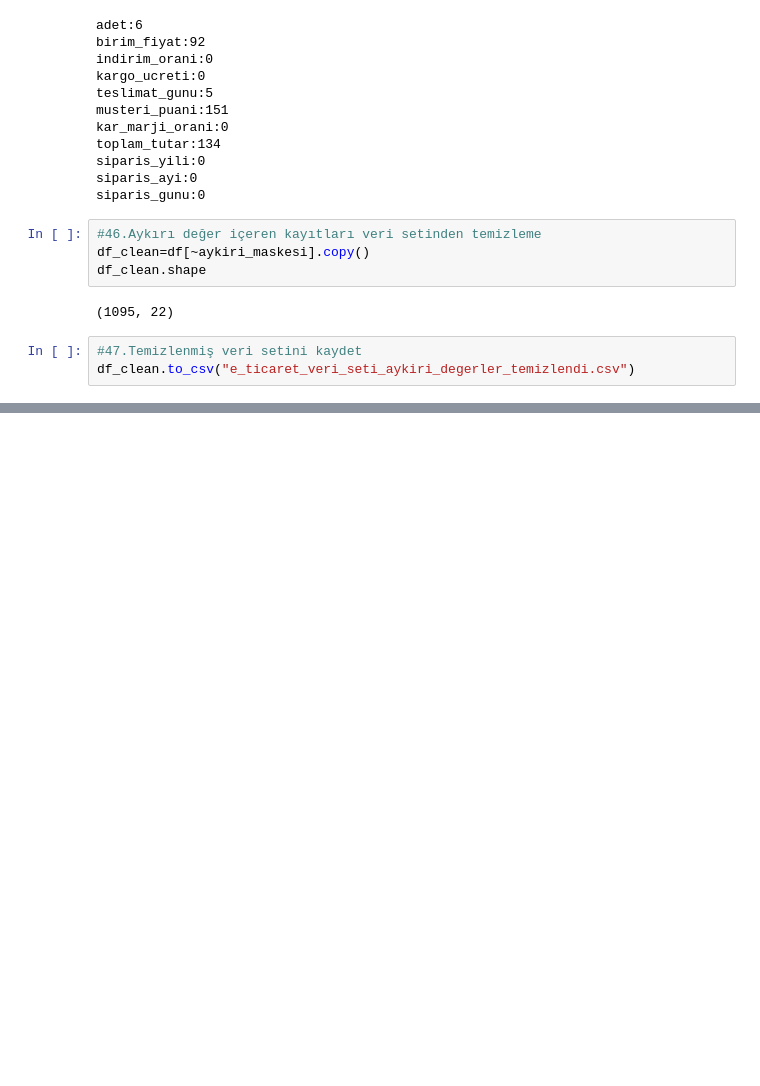
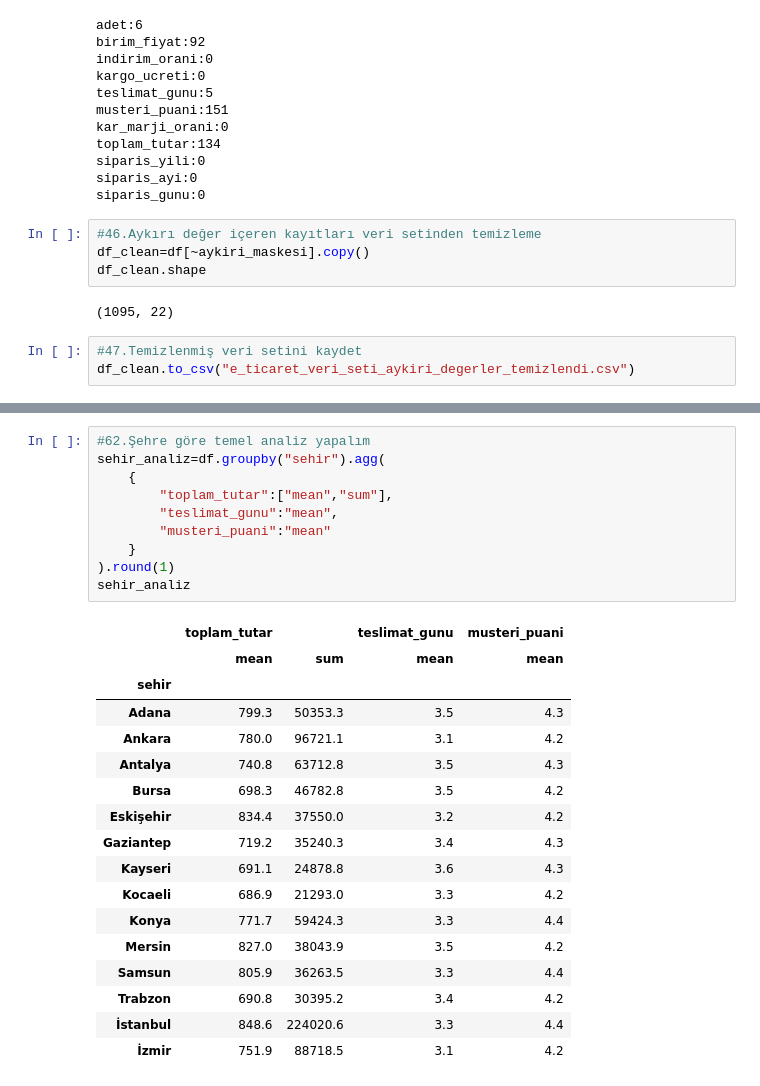
Before and after one commit to YunusEmre214/Data_Science_Colab, a Jupyter notebook: Data_Science.ipynb, the cells around one changed output, grey strips where cells are left out. Saved outputs shown, nothing was run; the diff lists cells and outputs as text; blank space fills up the shorter version.

```diff
--- a/Data_Science.ipynb
+++ b/Data_Science.ipynb
@@ -871,0 +1156,28 @@ df_clean.to_csv("e_ticaret_veri_seti_aykiri_degerler_temizlendi.csv")
+# %%
+#62.Şehre göre temel analiz yapalım
+sehir_analiz=df.groupby("sehir").agg(
+    {
+        "toplam_tutar":["mean","sum"],
+        "teslimat_gunu":"mean",
+        "musteri_puani":"mean"
+    }
+).round(1)
+sehir_analiz
+# %% [output]
+|  | toplam_tutar |  | teslimat_gunu | musteri_puani |
+|  | mean | sum | mean | mean |
+| sehir |  |  |  |  |
+| Adana | 799.3 | 50353.3 | 3.5 | 4.3 |
+| Ankara | 780.0 | 96721.1 | 3.1 | 4.2 |
+| Antalya | 740.8 | 63712.8 | 3.5 | 4.3 |
+| Bursa | 698.3 | 46782.8 | 3.5 | 4.2 |
+| Eskişehir | 834.4 | 37550.0 | 3.2 | 4.2 |
+| Gaziantep | 719.2 | 35240.3 | 3.4 | 4.3 |
+| Kayseri | 691.1 | 24878.8 | 3.6 | 4.3 |
+| Kocaeli | 686.9 | 21293.0 | 3.3 | 4.2 |
+| Konya | 771.7 | 59424.3 | 3.3 | 4.4 |
+| Mersin | 827.0 | 38043.9 | 3.5 | 4.2 |
+| Samsun | 805.9 | 36263.5 | 3.3 | 4.4 |
+| Trabzon | 690.8 | 30395.2 | 3.4 | 4.2 |
+| İstanbul | 848.6 | 224020.6 | 3.3 | 4.4 |
+| İzmir | 751.9 | 88718.5 | 3.1 | 4.2 |
```
Also changed, not shown: parts of 21 cells of this notebook.
